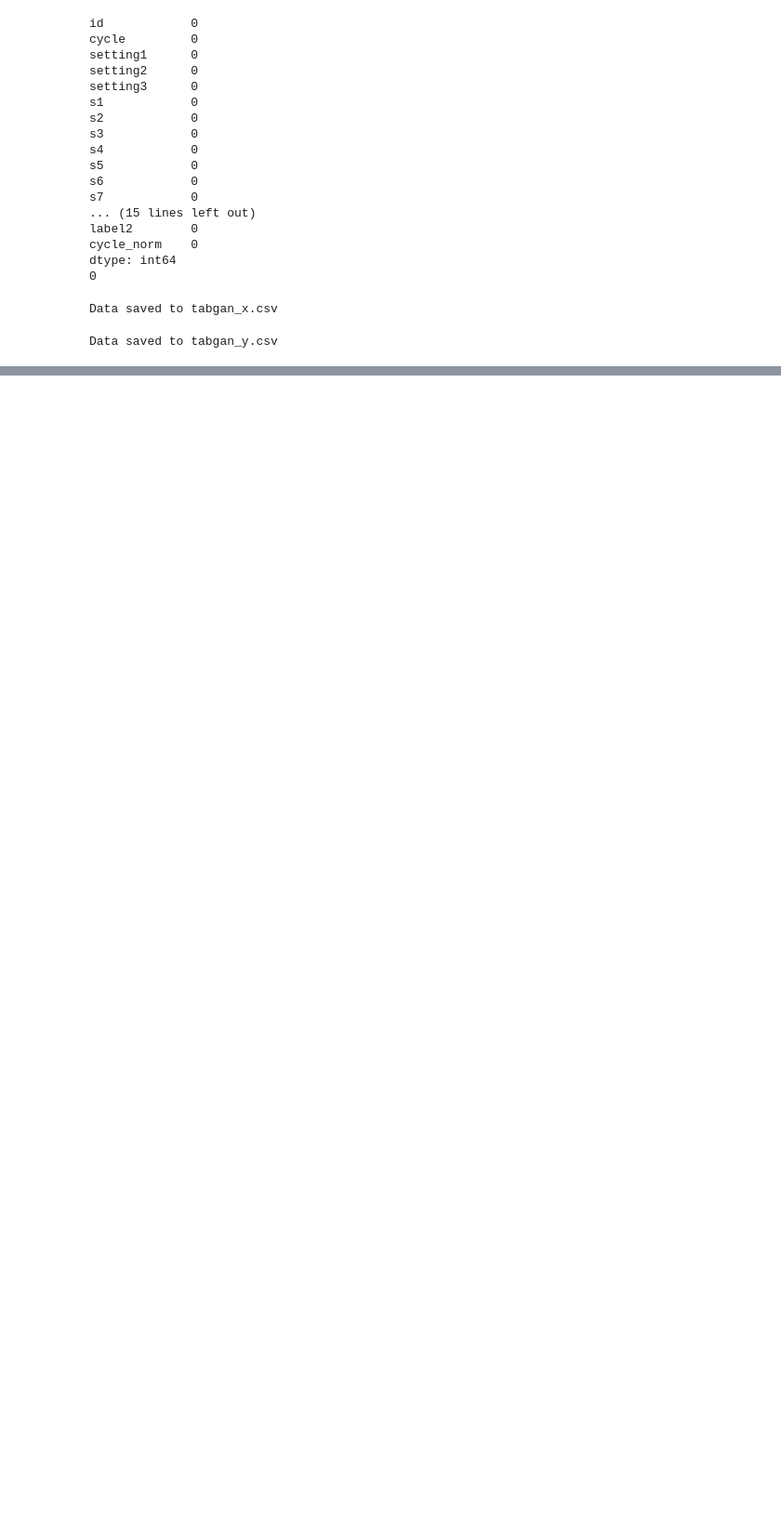
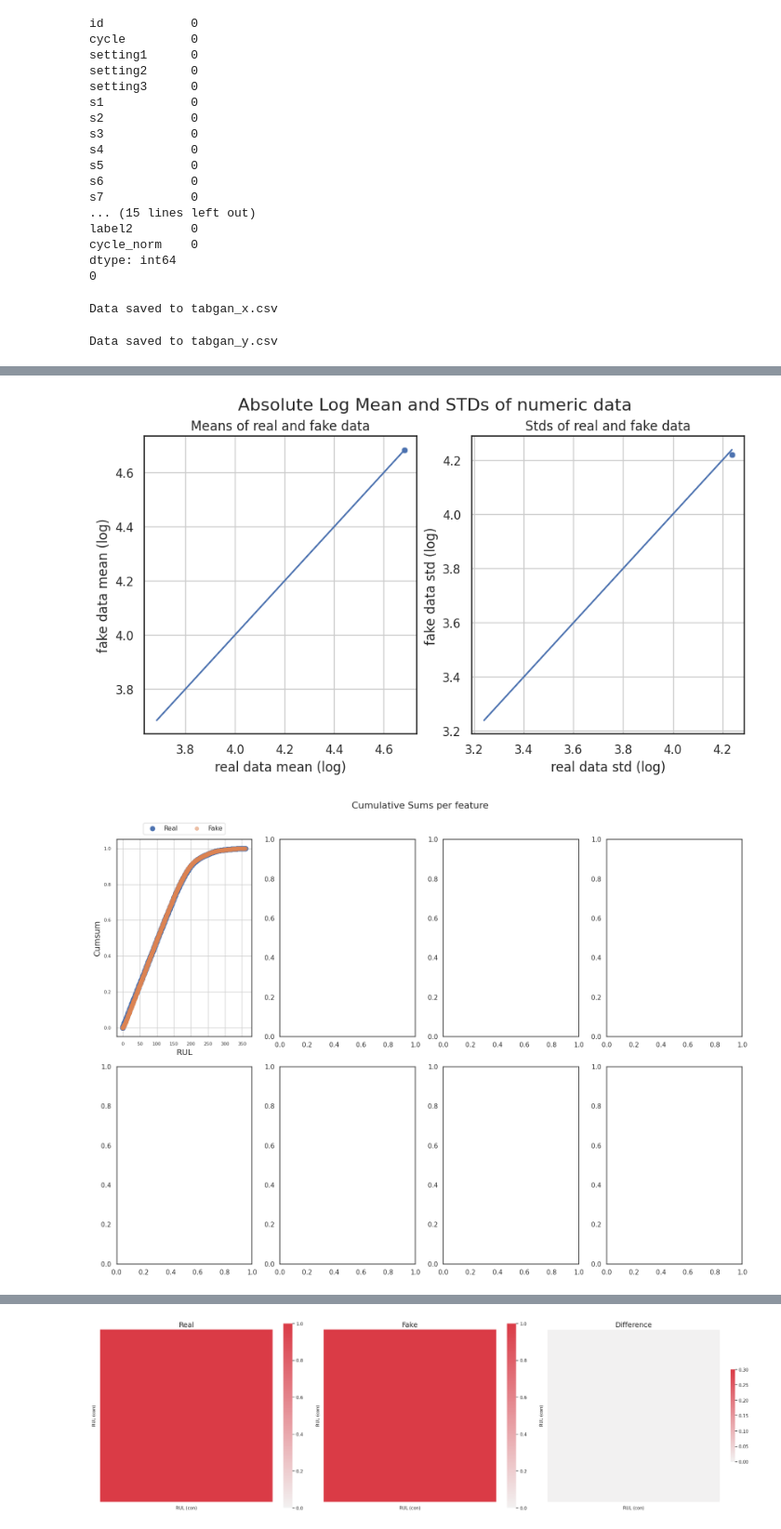
Before and after one commit to tanishkadeep/synthetic-data-generation, a Jupyter notebook: tabgan/tabgan.ipynb, the cells around one changed output, grey strips where cells are left out. Shown at 93% size. Drawn from its saved outputs; the diff is of its cells as text; code cells hidden in the pictures; blank space fills up the shorter version.

```diff
--- a/tabgan/tabgan.ipynb
+++ b/tabgan/tabgan.ipynb
@@ -192,0 +190,6 @@ table_evaluator.visual_evaluation()
+# %%
+table_evaluator_target = TableEvaluator(pd.DataFrame(df["RUL"]), pd.DataFrame(gen_y, columns=["RUL"]))
+table_evaluator_target.visual_evaluation()
+# %% [output]
+[figure, added]
+[figure, added]
@@ -192,0 +197 @@ table_evaluator.visual_evaluation()
+[figure, added]
```
Also changed, not shown: parts of 12 cells of this notebook, 3 other files.
